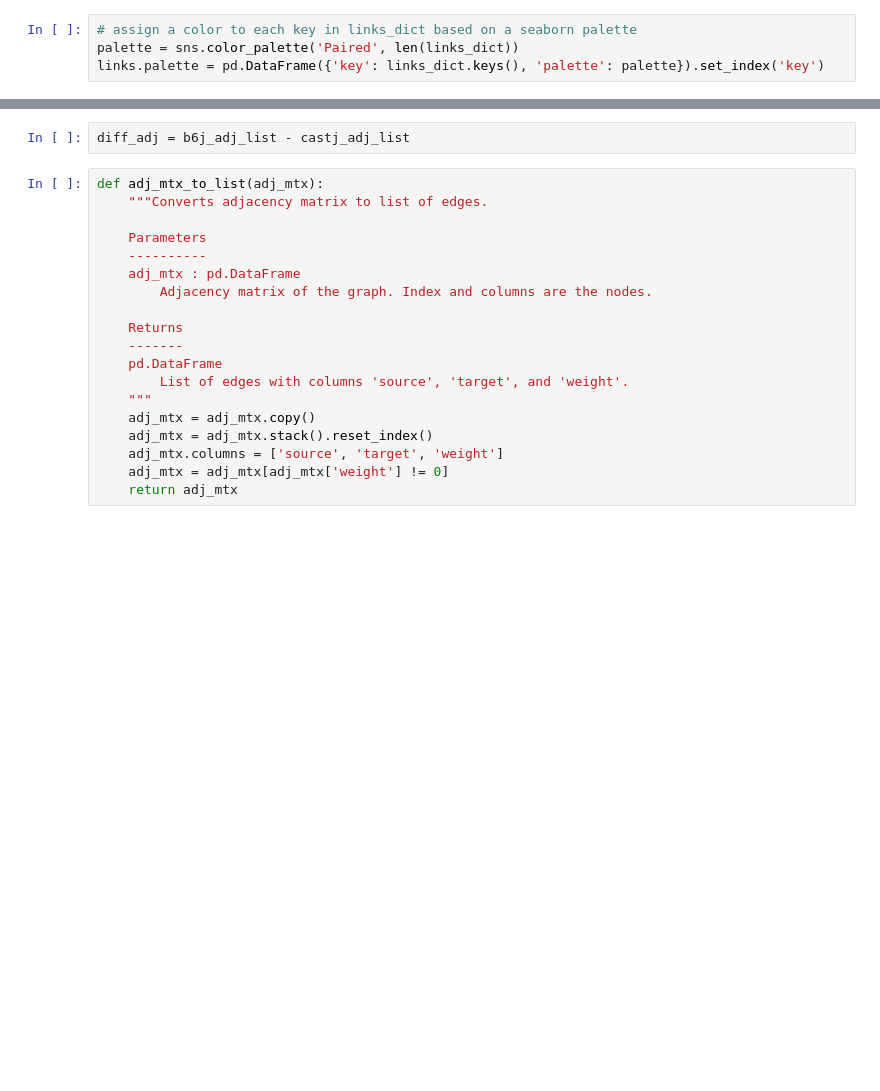
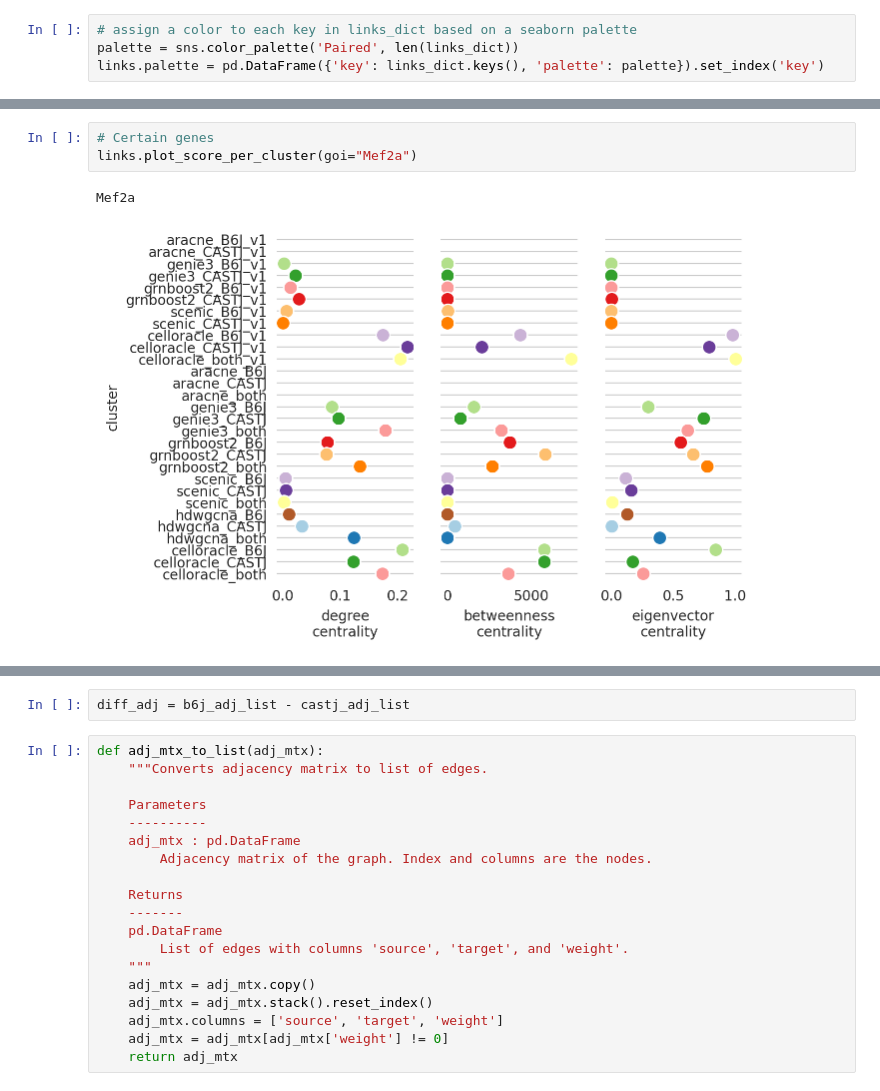
Before and after one commit to IGVF-UCSD/topic_grn_links, a Jupyter notebook: eval/network_topology/bin/igvf_b01_LeftCortex/adj_list_evals.ipynb, the cells around one changed output, grey strips where cells are left out. Saved outputs shown, nothing was run; the diff lists cells and outputs as text; blank space fills up the shorter version.

```diff
--- a/eval/network_topology/bin/igvf_b01_LeftCortex/adj_list_evals.ipynb
+++ b/eval/network_topology/bin/igvf_b01_LeftCortex/adj_list_evals.ipynb
@@ -490,0 +709,6 @@ for name, df in links.filtered_links.items():
+# %%
+# Certain genes
+links.plot_score_per_cluster(goi="Mef2a")
+# %% [output]
+Mef2a
+[figure, added]
```
Also changed, not shown: parts of 97 cells of this notebook, 1 other file.
